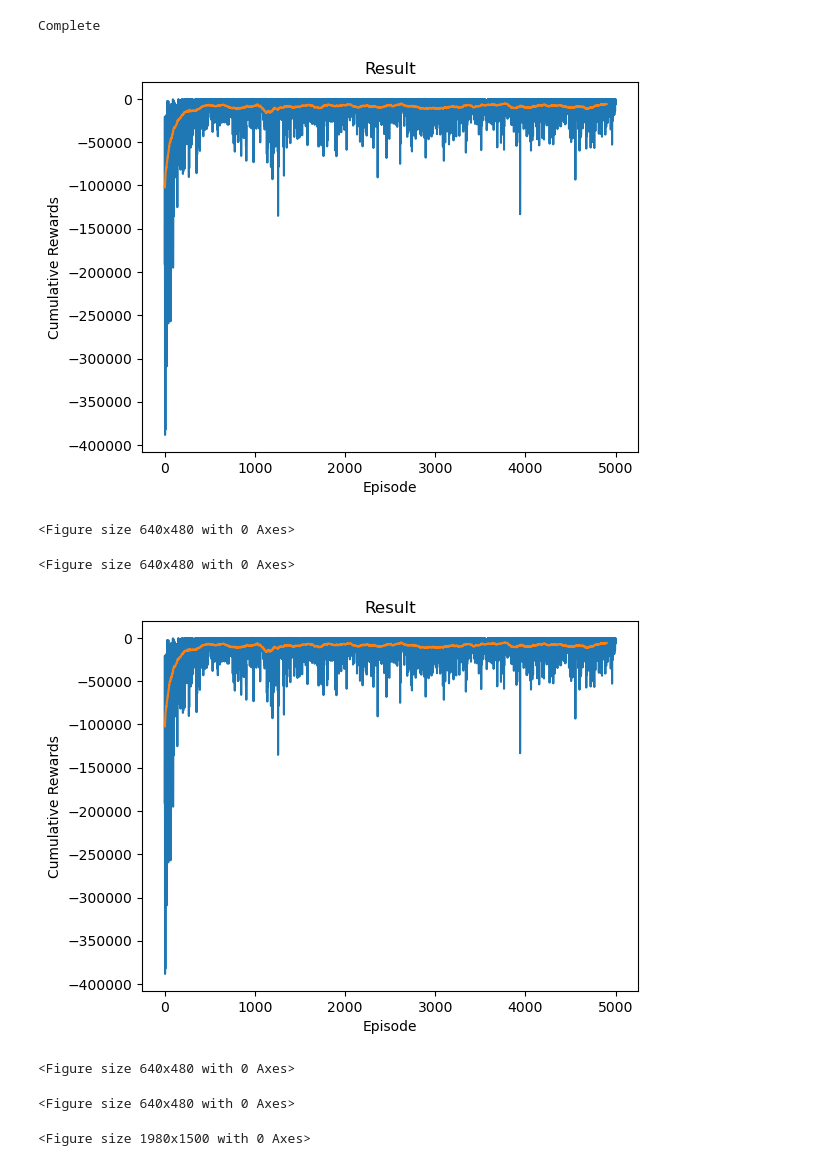
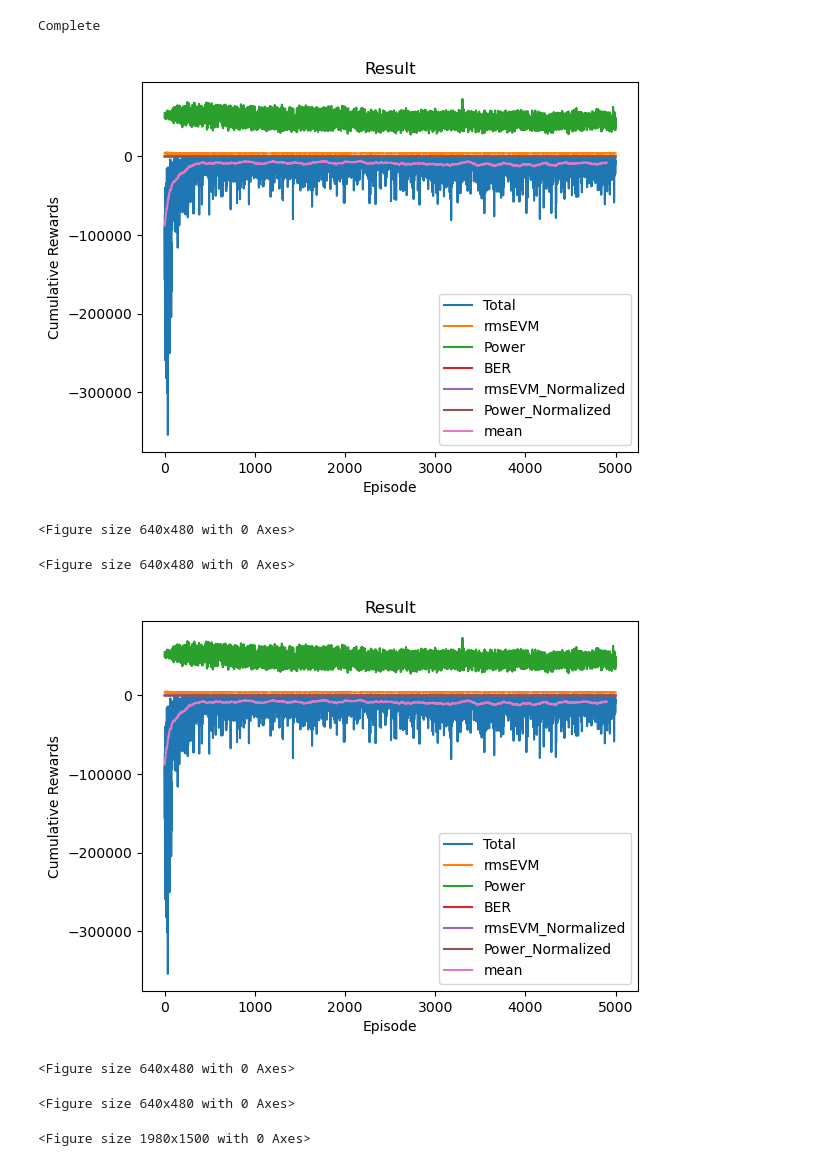
Before and after one commit to AbdiMohammad/RadioRTML_DQN, a Jupyter notebook: dqn.ipynb, the cells around one changed output. Cells and saved outputs as stored; diff of their text form; code cells hidden in the pictures.

Commit message:
chore: break down of cumulative reward to its components

```diff
--- a/dqn.ipynb
+++ b/dqn.ipynb
@@ -156,12 +156,14 @@ def select_action(state):
         return torch.tensor([[random.randint(0, env.n_actions - 1)]], device=device, dtype=torch.long)
 
 
-cumulative_rewards = []
+cumulative_rewards = dict()
 
 
 def plot_cumulative_reward(show_result=False):
     fig = plt.figure()
-    rewards_t = torch.tensor(cumulative_rewards, dtype=torch.float)
+    cumulative_rewards_t = dict()
+    for reward_key in cumulative_rewards.keys():
+        cumulative_rewards_t[reward_key] = torch.tensor(cumulative_rewards[reward_key], dtype=torch.float)
     if show_result:
         plt.title('Result')
     else:
@@ -169,13 +171,18 @@ def plot_cumulative_reward(show_result=False):
         plt.title('Training...')
     plt.xlabel('Episode')
     plt.ylabel('Cumulative Rewards')
-    plt.plot(rewards_t.numpy())
+    for reward_key in cumulative_rewards_t.keys():
+        plt.plot(cumulative_rewards_t[reward_key].numpy())
+        n_episodes = len(cumulative_rewards_t[reward_key])
     # Take 100 episode averages and plot them too
-    if len(rewards_t) >= 100:
-        means = rewards_t.unfold(0, 100, 1).mean(1).view(-1)
-        # means = torch.cat((torch.zeros(99), means))
-        plt.plot(means.numpy())
+    if n_episodes >= 100:
+        for reward_key in cumulative_rewards_t.keys():
+            if reward_key == 'Total': # Just plot the average of the total cumulative reward
+                means = cumulative_rewards_t[reward_key].unfold(0, 100, 1).mean(1).view(-1)
+                # means = torch.cat((torch.zeros(99), means))
+                plt.plot(means.numpy())
 
+    plt.legend([*list(cumulative_rewards_t.keys()), 'mean'])
     plt.pause(0.001)  # pause a bit so that plots are updated
     if is_ipython:
         if not show_result:
@@ -244,14 +251,24 @@ for i_episode in range(num_episodes):
     state, _ = env.reset()
     state = torch.tensor(state, dtype=torch.float32, device=device).unsqueeze(0)
 
-    cumulative_reward = 0
+    cumulative_reward = {'Total': 0,
+                        'rmsEVM': 0,
+                        'Power': 0,
+                        'BER': 0,
+                        'rmsEVM_Normalized': 0,
+                        'Power_Normalized': 0}
 
     for t in count():
         # print(state.shape)
         action = select_action(state)
         observation, reward, terminated, measures = env.step(action.item())
+        for reward_key in cumulative_reward.keys():
+            if reward_key == 'Total':
+                cumulative_reward[reward_key] += reward
+                continue
+            cumulative_reward[reward_key] += measures[reward_key]
+
         reward = torch.tensor([reward], device=device)
-        cumulative_reward += reward
         done = terminated
 
         if terminated:
@@ -260,35 +277,40 @@ for i_episode in range(num_episodes):
             next_state = torch.tensor(observation, dtype=torch.float32, device=device).unsqueeze(0)
 
         # Store the transition in memory
         memory.push(state, action, next_state, reward)
 
         # Move to the next state
         state = next_state
 
         # Perform one step of the optimization (on the policy network)
         optimize_model()
 
         # Soft update of the target network's weights
         # θ′ ← τ θ + (1 −τ )θ′
         target_net_state_dict = target_net.state_dict()
         policy_net_state_dict = policy_net.state_dict()
         for key in policy_net_state_dict:
             target_net_state_dict[key] = policy_net_state_dict[key]*TAU + target_net_state_dict[key]*(1-TAU)
         target_net.load_state_dict(target_net_state_dict)
 
+        if i_episode == 0:
+            for reward_key in cumulative_reward.keys():
+                cumulative_rewards[reward_key] = []
+
         if done:
-            cumulative_rewards.append(cumulative_reward)
+            for reward_key in cumulative_reward.keys():
+                cumulative_rewards[reward_key].append(cumulative_reward[reward_key])
             # plot_cumulative_reward()
             break
 
 print('Complete')
 fig = plot_cumulative_reward(show_result=True)
 plt.ioff()
 plt.show()
 fig.savefig(os.path.join(save_dir, "train_cumulative_rewards.pdf"))
 # %% [output]
 Complete
-[figure, old version]
+[figure, new version]
 <Figure size 640x480 with 0 Axes>
 <Figure size 640x480 with 0 Axes>
 # %%
@@ -297,7 +319,7 @@ fig = plot_cumulative_reward(show_result=True)
 plt.ioff()
 plt.show()
 # %% [output]
-[figure, old version]
+[figure, new version]
 <Figure size 640x480 with 0 Axes>
 <Figure size 640x480 with 0 Axes>
 # %%
```
Also changed, not shown: parts of 1 cell of this notebook, 5 other files.
